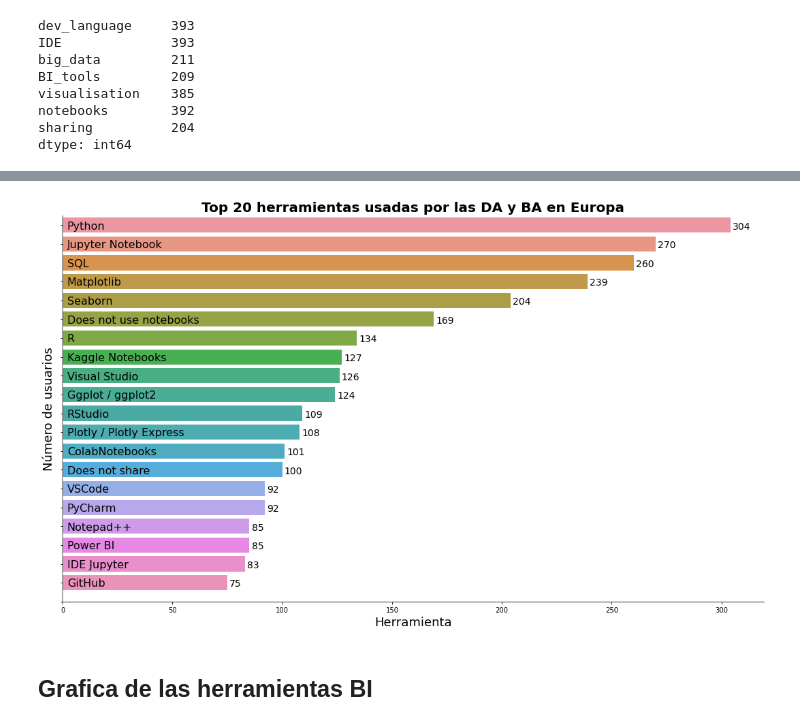
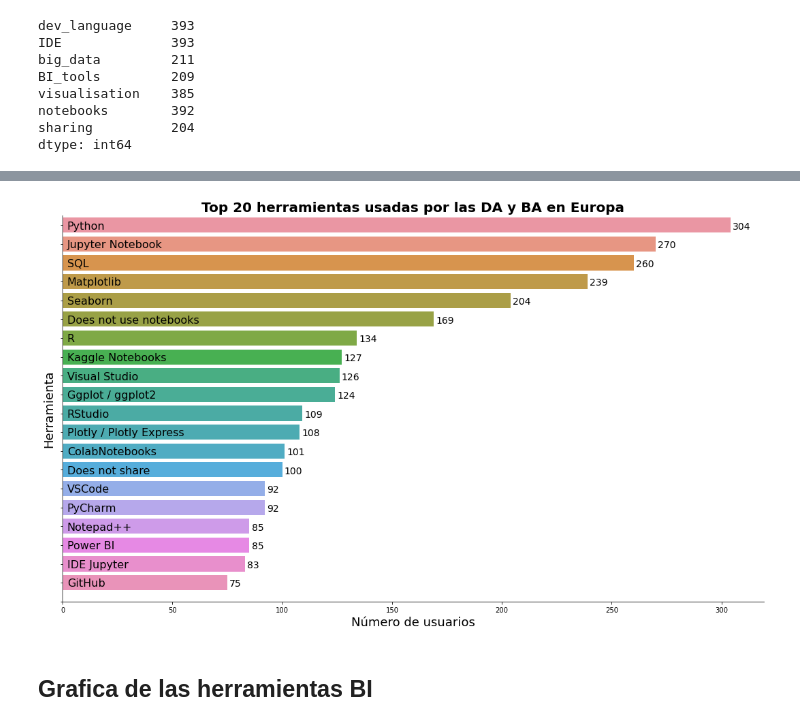
Before and after one commit to Adalab/project-da-promo-d-module-2-team-2-, a Jupyter notebook: notebooks/visualizacion.ipynb, the cells around one changed output, grey strips where cells are left out. Saved outputs shown, nothing was run; the diff lists cells and outputs as text; code cells hidden in the pictures.

```diff
--- a/notebooks/visualizacion.ipynb
+++ b/notebooks/visualizacion.ipynb
@@ -822,36 +822,36 @@ df_sum_tools_eu
 plt.figure(figsize=(15, 9))
 
 fig=sns.barplot(y = 'Herramienta', x = 'Número de usuarios', data=df_sum_tools_eu, order= df_sum_tools_eu.sort_values('Número de usuarios', ascending= False)['Herramienta'])
 
 fig.set_title('Top 20 herramientas usadas por las DA y BA en Europa', fontsize = 20, fontweight = 'bold')
 
 fig.spines[["top", "right"]].set_visible(False)
 
 # para poner etiquetas encima de las barras
 for indice, valor in enumerate(df_sum_tools_eu["Herramienta"]):
      plt.text(2, indice+0.2, valor,
               horizontalalignment='left', # para colocarlo en el centro de la barra
               fontsize= 16)
 
 # para poner etiquetas encima de las barras
 for indice, valor in enumerate(df_sum_tools_eu["Número de usuarios"]):
     plt.text(valor+1, indice+0.2, int(valor),
              horizontalalignment='left', # para colocarlo en el centro de la barra
              fontsize= 14)
 
-fig.set_xlabel (xlabel = "Herramienta", fontsize = 18)
-fig.set_ylabel (ylabel = "Número de usuarios", fontsize = 18)
+fig.set_xlabel (xlabel = "Número de usuarios", fontsize = 18)
+fig.set_ylabel (ylabel = "Herramienta", fontsize = 18)
 
 #fig.set(xticks = [0, 20, 40, 60, 80, 100])
 #fig.set_xticklabels(labels = ['0%', '20%', '40%', '60%', '80%', '100%'], size=14)
 fig.set(yticks = [0, 1, 3, 4, 5, 6, 7, 8, 9, 10, 11, 12, 13, 14, 15, 16, 17, 18, 19, 20])
 fig.set_yticklabels(labels = [])
 
 plt.tight_layout()
 
 plt.show()
 # %% [output]
-[figure, old version]
+[figure, new version]
 # %% [markdown]
 ## Grafica de las herramientas BI
 # %%
```
Also changed, not shown: parts of 6 cells of this notebook, 3 other files.
